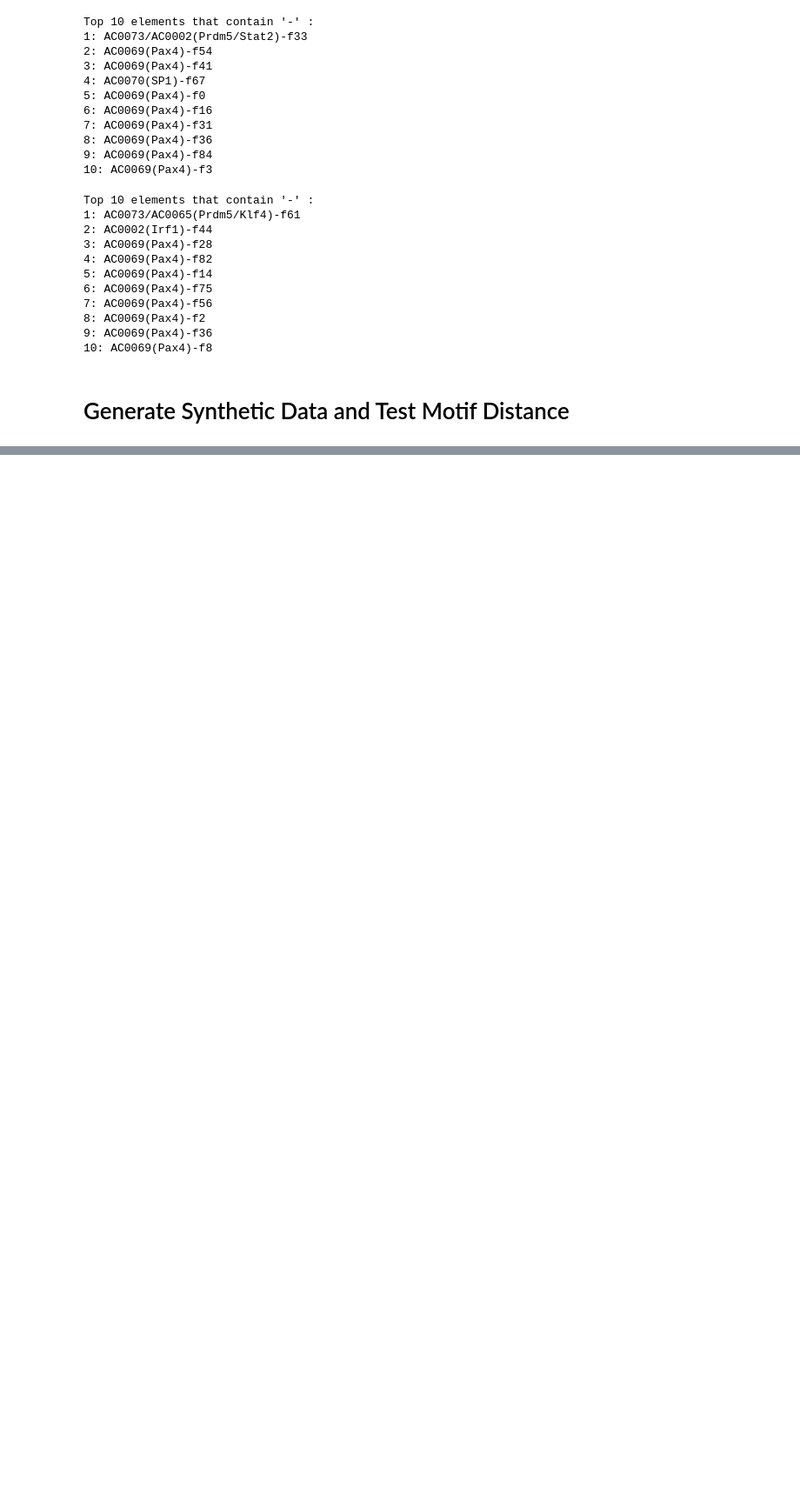
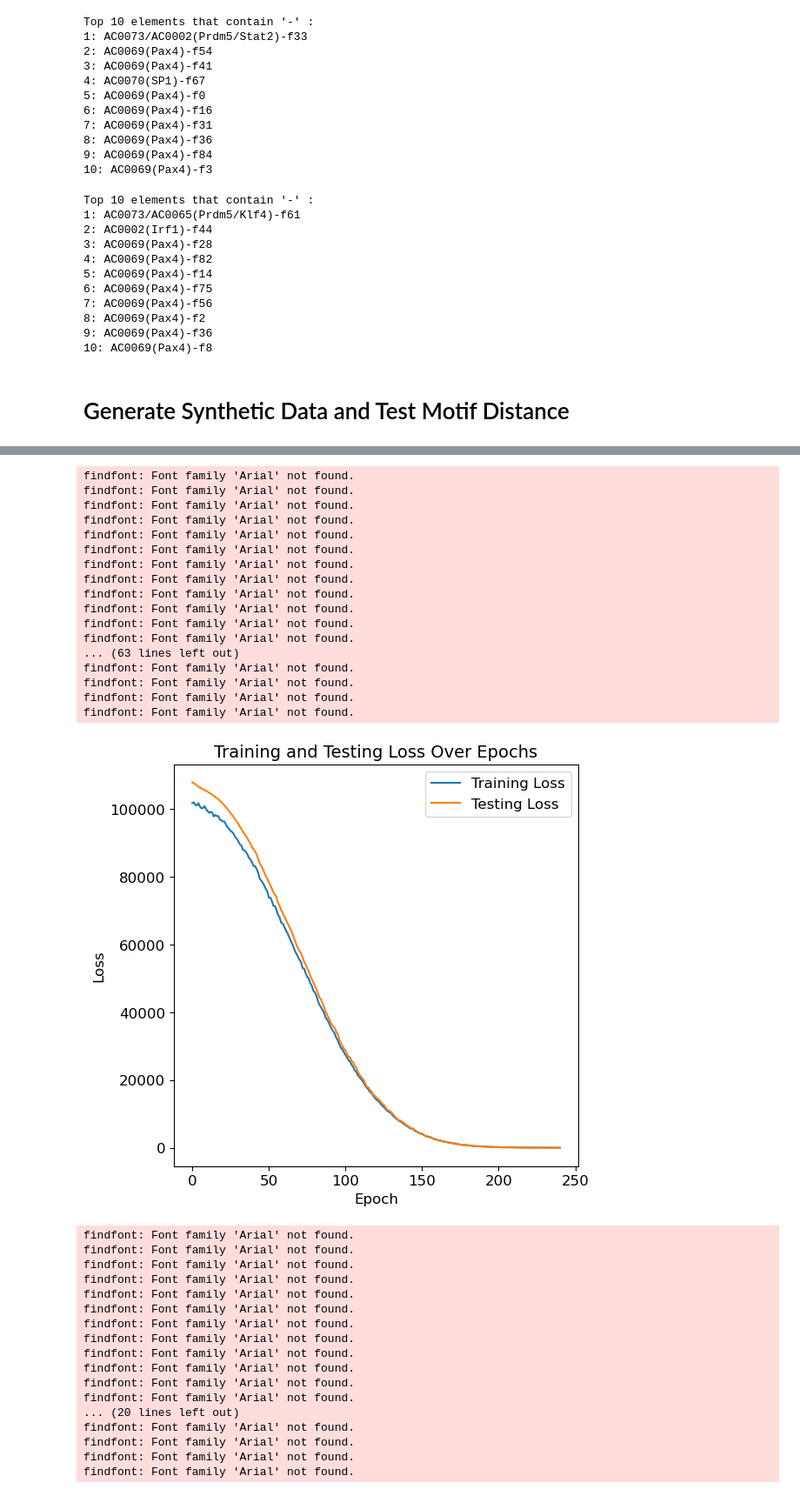
Before and after one commit to justinyutianji/Enhancer, a Jupyter notebook: Enhancer/train/Synthetic_Data_Generator/Distance.ipynb, the cells around one changed output, grey strips where cells are left out. Shown at 87% size. Drawn from its saved outputs; the diff is of its cells as text; code cells hidden in the pictures; blank space fills up the shorter version.

```diff
--- a/Enhancer/train/Synthetic_Data_Generator/Distance.ipynb
+++ b/Enhancer/train/Synthetic_Data_Generator/Distance.ipynb
@@ -829,0 +846,50 @@ unit_importance_GFP_pos
+# %%
+import glob
+file_list = glob.glob('/pmglocal/ty2514/Enhancer/Enhancer/data/ExplaiNN3_GFP_70NN_Synthetic_Distance/best_pear*.pth')
+if len(file_list) > 0:
+    model_path = file_list[0]
+else:
+    raise FileExistsError("Best r2 Model file not exist")
+
+mse, rmse, mae, r2, pearson_corr, spearman_corr = regression_model_plot(
+    explainn_model, test_loader, train_losses_by_batch, test_losses_by_batch,
+    explainn_device, results, target_labels= target_labels, save_plot = False, dir_path = None, model_path = model_path)
+
+print(f"MSE: {mse:.4f}, RMSE: {rmse:.4f}, MAE: {mae:.4f}")
+print(f"R^2: {r2:.4f}, Pearson Correlation: {pearson_corr:.4f}, Spearman Correlation: {spearman_corr:.4f}")
+# %% [output]
+findfont: Font family 'Arial' not found.
+findfont: Font family 'Arial' not found.
+findfont: Font family 'Arial' not found.
+findfont: Font family 'Arial' not found.
+findfont: Font family 'Arial' not found.
+findfont: Font family 'Arial' not found.
+findfont: Font family 'Arial' not found.
+findfont: Font family 'Arial' not found.
+findfont: Font family 'Arial' not found.
+findfont: Font family 'Arial' not found.
+findfont: Font family 'Arial' not found.
+findfont: Font family 'Arial' not found.
+... (63 lines left out)
+findfont: Font family 'Arial' not found.
+findfont: Font family 'Arial' not found.
+findfont: Font family 'Arial' not found.
+findfont: Font family 'Arial' not found.
+[figure, added]
+findfont: Font family 'Arial' not found.
+findfont: Font family 'Arial' not found.
+findfont: Font family 'Arial' not found.
+findfont: Font family 'Arial' not found.
+findfont: Font family 'Arial' not found.
+findfont: Font family 'Arial' not found.
+findfont: Font family 'Arial' not found.
+findfont: Font family 'Arial' not found.
+findfont: Font family 'Arial' not found.
+findfont: Font family 'Arial' not found.
+findfont: Font family 'Arial' not found.
+findfont: Font family 'Arial' not found.
+... (20 lines left out)
+findfont: Font family 'Arial' not found.
+findfont: Font family 'Arial' not found.
+findfont: Font family 'Arial' not found.
+findfont: Font family 'Arial' not found.
```
Also changed, not shown: parts of 45 cells of this notebook, 10 other files.
